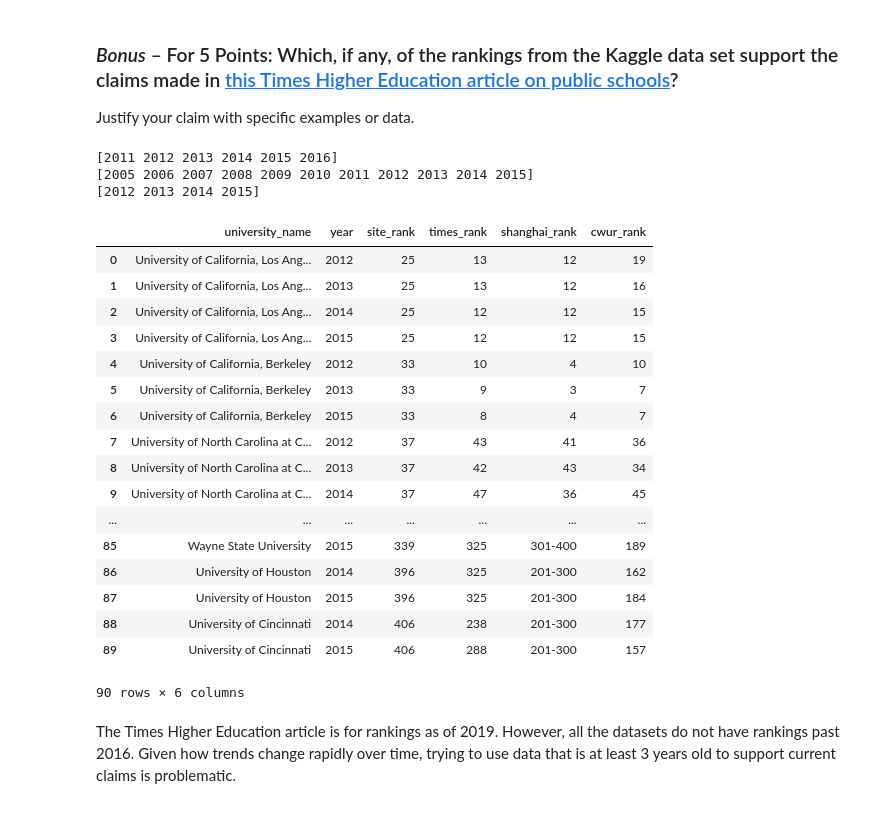
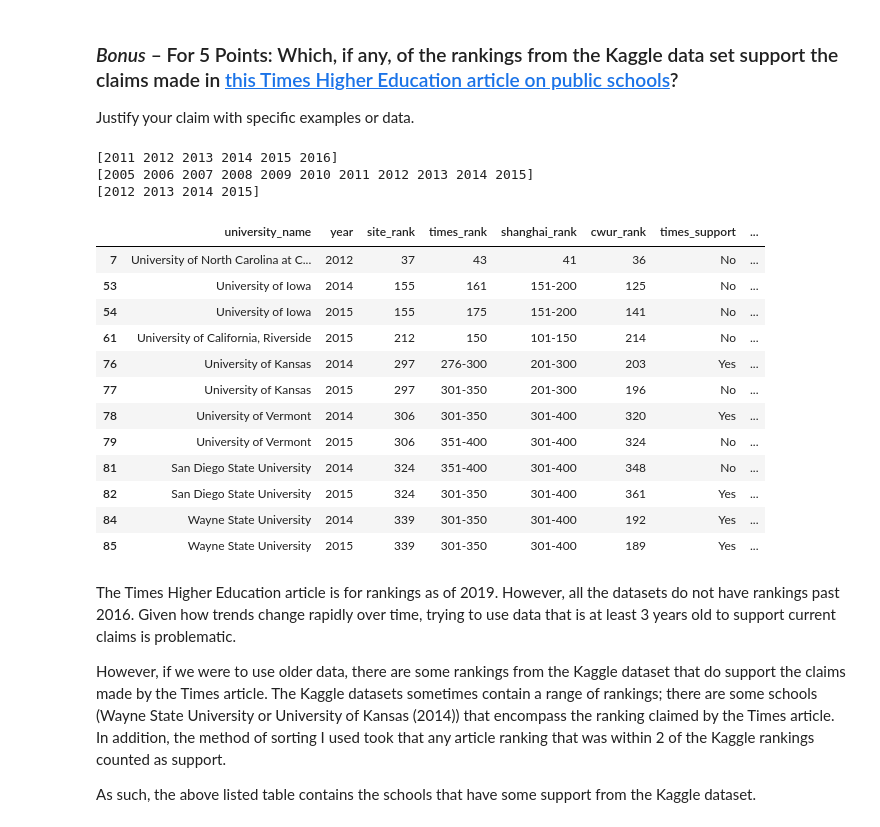
Before and after one commit to tengdann/si618, a Jupyter notebook: 618_HW3.ipynb, the cells around one changed output. Cells and saved outputs as stored; diff of their text form; code cells hidden in the pictures.

```diff
--- a/618_HW3.ipynb
+++ b/618_HW3.ipynb
@@ -316,57 +329,63 @@ Justify your claim with specific examples or data.
 # %%
 # Collaborated with nehab on this answer
 print(times.year.unique())
 print(shanghai.year.unique())
 print(cwur.year.unique())
 
 site = pd.read_html('https://www.timeshighereducation.com/student/best-universities/best-public-universities-united-states#survey-answer', header = 0)[0]
 site.columns = ['pub_rank', 'rank', 'university_name', 'city', 'state']
 cwur_rename = cwur.rename(index = str, columns = {'institution': 'university_name'}, copy = True)
 
 site_1 = pd.merge(site[['rank', 'university_name']], times[['university_name', 'world_rank', 'year']], on = 'university_name')
 site_2 = pd.merge(site_1, shanghai[['university_name', 'world_rank', 'year']], on = ['university_name', 'year'])
 site_3 = pd.merge(site_2, cwur_rename[['university_name', 'world_rank', 'year']], on = ['university_name', 'year'])
 site_3 = site_3[['university_name', 'year', 'rank', 'world_rank_x', 'world_rank_y', 'world_rank']]
 
 site_3.columns = ['university_name', 'year', 'site_rank', 'times_rank', 'shanghai_rank', 'cwur_rank']
 site_3
 
 def site_rank_clean(row):
     row['site_rank'] = row['site_rank'].replace('=', '')
 
     return int(row['site_rank'])
 
-def times_rank_clean(row):
-    if '-' in row['times_rank']:
-        temp = row['times_rank'].split('-')
-        row['times_rank'] = (int(temp[0]) + int(temp[1])) / 2
+def does_support(row, row_name):
+    try:
+        if '-' in row[row_name]:
+            temp = row[row_name].split('-')
+            if int(temp[0]) <= row['site_rank'] <= int(temp[1]):
+                return 'Yes'
+    except:
+        if abs(int(row[row_name]) - row['site_rank']) <= 2:
+            return 'Yes'
 
-    return int(row['times_rank'])
+    return 'No'
 
 site_3.site_rank = site_3.apply(site_rank_clean, axis = 1)
-site_3.times_rank = site_3.apply(times_rank_clean, axis = 1)
-site_3
+site_3['times_support'] = site_3.apply(does_support, row_name = 'times_rank', axis = 1)
+site_3['shanghai_support'] = site_3.apply(does_support, row_name = 'shanghai_rank', axis = 1)
+site_3['cwur_support'] = site_3.apply(does_support, row_name = 'cwur_rank', axis = 1)
+site_3[(site_3.times_support == 'Yes') | (site_3.shanghai_support == 'Yes') | (site_3.cwur_support == 'Yes')]
 # %% [output]
 [2011 2012 2013 2014 2015 2016]
 [2005 2006 2007 2008 2009 2010 2011 2012 2013 2014 2015]
 [2012 2013 2014 2015]
-|  | university_name | year | site_rank | times_rank | shanghai_rank | cwur_rank |
-| 0 | University of California, Los Ang... | 2012 | 25 | 13 | 12 | 19 |
-| 1 | University of California, Los Ang... | 2013 | 25 | 13 | 12 | 16 |
-| 2 | University of California, Los Ang... | 2014 | 25 | 12 | 12 | 15 |
-| 3 | University of California, Los Ang... | 2015 | 25 | 12 | 12 | 15 |
-| 4 | University of California, Berkeley | 2012 | 33 | 10 | 4 | 10 |
-| 5 | University of California, Berkeley | 2013 | 33 | 9 | 3 | 7 |
-| 6 | University of California, Berkeley | 2015 | 33 | 8 | 4 | 7 |
-| 7 | University of North Carolina at C... | 2012 | 37 | 43 | 41 | 36 |
-| 8 | University of North Carolina at C... | 2013 | 37 | 42 | 43 | 34 |
-| 9 | University of North Carolina at C... | 2014 | 37 | 47 | 36 | 45 |
-| ... | ... | ... | ... | ... | ... | ... |
-| 85 | Wayne State University | 2015 | 339 | 325 | 301-400 | 189 |
-| 86 | University of Houston | 2014 | 396 | 325 | 201-300 | 162 |
-| 87 | University of Houston | 2015 | 396 | 325 | 201-300 | 184 |
-| 88 | University of Cincinnati | 2014 | 406 | 238 | 201-300 | 177 |
-| 89 | University of Cincinnati | 2015 | 406 | 288 | 201-300 | 157 |
+|  | university_name | year | site_rank | times_rank | shanghai_rank | cwur_rank | times_support | ... |
+| 7 | University of North Carolina at C... | 2012 | 37 | 43 | 41 | 36 | No | ... |
+| 53 | University of Iowa | 2014 | 155 | 161 | 151-200 | 125 | No | ... |
+| 54 | University of Iowa | 2015 | 155 | 175 | 151-200 | 141 | No | ... |
+| 61 | University of California, Riverside | 2015 | 212 | 150 | 101-150 | 214 | No | ... |
+| 76 | University of Kansas | 2014 | 297 | 276-300 | 201-300 | 203 | Yes | ... |
+| 77 | University of Kansas | 2015 | 297 | 301-350 | 201-300 | 196 | No | ... |
+| 78 | University of Vermont | 2014 | 306 | 301-350 | 301-400 | 320 | Yes | ... |
+| 79 | University of Vermont | 2015 | 306 | 351-400 | 301-400 | 324 | No | ... |
+| 81 | San Diego State University | 2014 | 324 | 351-400 | 301-400 | 348 | No | ... |
+| 82 | San Diego State University | 2015 | 324 | 301-350 | 301-400 | 361 | Yes | ... |
+| 84 | Wayne State University | 2014 | 339 | 301-350 | 301-400 | 192 | Yes | ... |
+| 85 | Wayne State University | 2015 | 339 | 301-350 | 301-400 | 189 | Yes | ... |
-90 rows × 6 columns
 # %% [markdown]
 The Times Higher Education article is for rankings as of 2019. However, all the datasets do not have rankings past 2016. Given how trends change rapidly over time, trying to use data that is at least 3 years old to support current claims is problematic.
+
+However, if we were to use older data, there are some rankings from the Kaggle dataset that do support the claims made by the Times article. The Kaggle datasets sometimes contain a range of rankings; there are some schools (Wayne State University or University of Kansas (2014)) that encompass the ranking claimed by the Times article. In addition, the method of sorting I used took that any article ranking that was within 2 of the Kaggle rankings counted as support.
+
+As such, the above listed table contains the schools that have some support from the Kaggle dataset.
```
Also changed, not shown: parts of 3 cells of this notebook.
